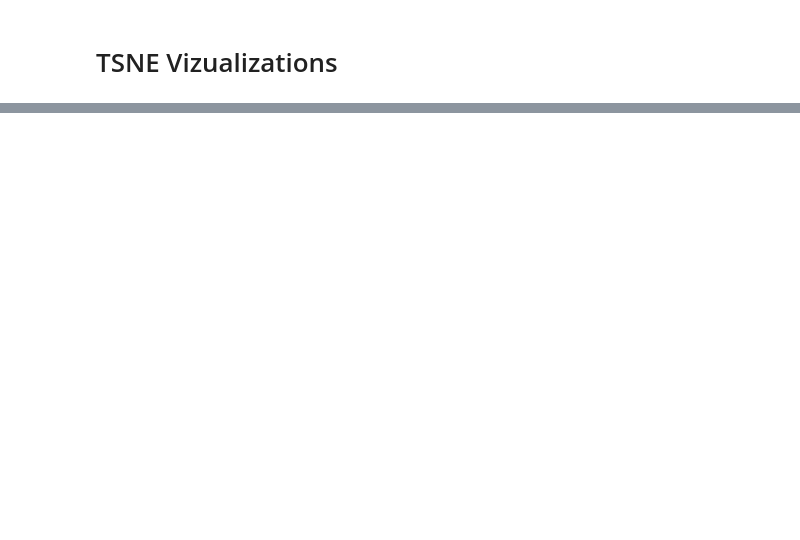
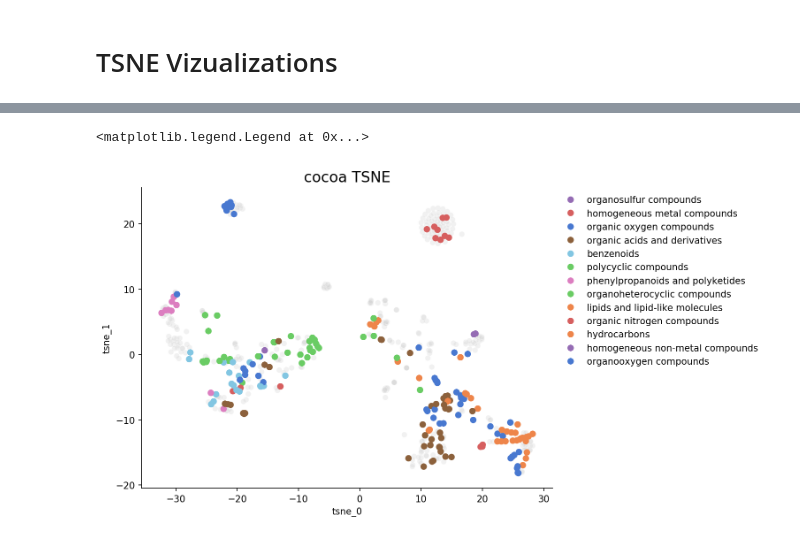
Before and after one commit to fhooton/FoodMine, a Jupyter notebook: Molecule_Embedding.ipynb, the cells around one changed output, grey strips where cells are left out. Drawn from its saved outputs; the diff is of its cells as text; code cells hidden in the pictures; blank space fills up the shorter version.

```diff
--- a/Molecule_Embedding.ipynb
+++ b/Molecule_Embedding.ipynb
@@ -347,8 +569,0 @@ for s in source_strings:
-# %%
-target_col = 'Number of Health Associations'
-food = 'garlic'
-
-# Loads specific TSNE transformation used in paper plots
-viz_data = pd.read_pickle(f'misc_save/tsne_{food}_vizdata.pkl')
-viz_data = viz_data[['tsne_0', 'tsne_1', 'source', 'chemical', target_col]]
-viz_data.head()
@@ -452,0 +570,9 @@ for s in source_strings:
+# %%
+import matplotlib as mpl
+
+classdata = load_classes()
+
+class_labels = classdata.SuperClass.drop_duplicates().dropna().tolist()
+p = sns.color_palette('muted', n_colors=len(class_labels)).as_hex()
+
+colors = {l : p[i] for i, l in enumerate(class_labels)}
@@ -452,0 +587,18 @@ for s in source_strings:
+# %%
+v1 = viz_data[viz_data['class'] != 'NA']
+v2 = viz_data[viz_data['class'] == 'NA']
+
+_, _ = plt.subplots(figsize=(8,6))
+
+ax = sns.scatterplot(x='tsne_0', y='tsne_1', color='lightgrey', alpha=.3, data=v2)
+ax.scatter(v1['tsne_0'].tolist(), v1['tsne_1'].tolist(), c=[colors[l] for l in v1['class'].tolist()])
+
+ax.set_title(f'{food} TSNE', fontsize=16)
+ax.spines['right'].set_visible(False)
+ax.spines['top'].set_visible(False)
+
+patches = [mpl.lines.Line2D([0], [0], color=colors[s], label=s, marker='o', linewidth=0) for s in v1['class'].drop_duplicates().tolist()]
+ax.legend(handles = patches, frameon = False, loc='upper left', bbox_to_anchor=(1, 1))
+# %% [output]
+<matplotlib.legend.Legend at 0x...>
+[figure, added]
```
Also changed, not shown: parts of 53 cells of this notebook.
